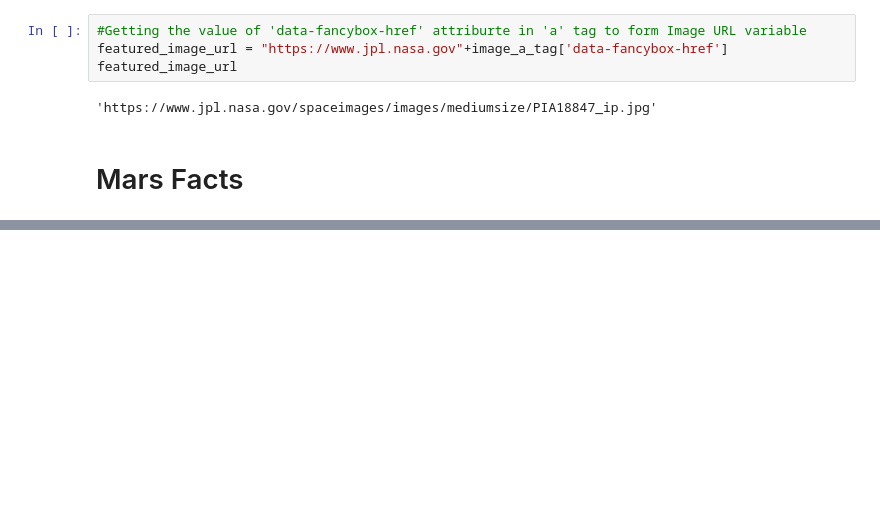
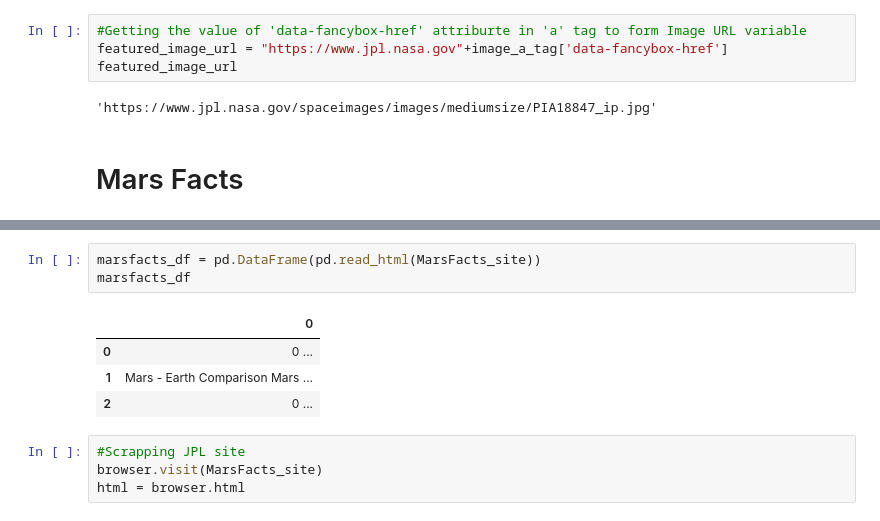
Before and after one commit to luzvazgal/web-scraping-challenge, a Jupyter notebook: mission_to_mars.ipynb.ipynb, the cells around one changed output, grey strips where cells are left out. Cells and saved outputs as stored; diff of their text form; blank space fills up the shorter version.

Commit message:
Adding Pandas scrapping

```diff
--- a/mission_to_mars.ipynb.ipynb
+++ b/mission_to_mars.ipynb.ipynb
@@ -117,0 +140,12 @@ featured_image_url
+# %%
+marsfacts_df = pd.DataFrame(pd.read_html(MarsFacts_site))
+marsfacts_df
+# %% [output]
+|  | 0 |
+| 0 | 0 ... |
+| 1 | Mars - Earth Comparison Mars ... |
+| 2 | 0 ... |
+# %%
+#Scrapping JPL site
+browser.visit(MarsFacts_site)
+html = browser.html
```
Also changed, not shown: parts of 10 cells of this notebook.
